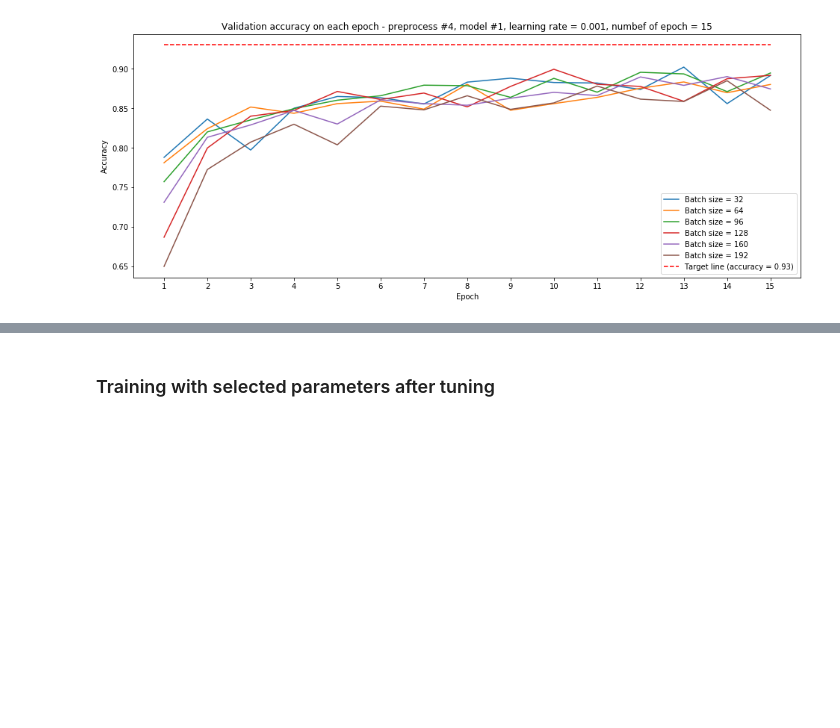
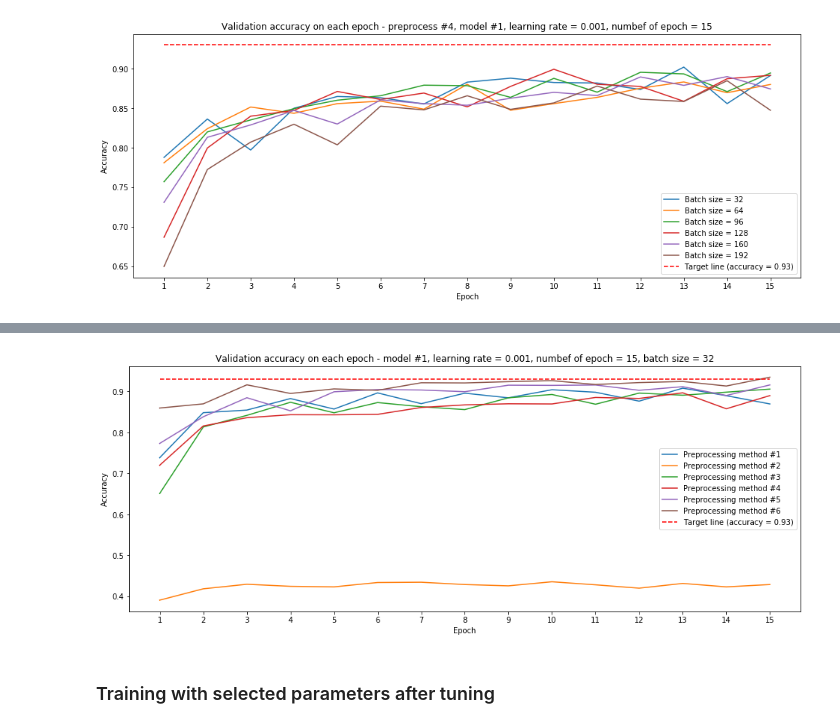
Before and after one commit to pl80tech/CarND-Traffic-Sign-Classifier, a Jupyter notebook: Traffic_Sign_Classifier.ipynb, the cells around one changed output, grey strips where cells are left out. Cells and saved outputs as stored; diff of their text form; code cells hidden in the pictures; blank space fills up the shorter version.

Commit message:
Tuning result with different preprocessing method (new pipeline)

```diff
--- a/Traffic_Sign_Classifier.ipynb
+++ b/Traffic_Sign_Classifier.ipynb
@@ -721,3 +721,19 @@ savepath = './output_images/valid_acc_vs_different_batchsize.jpg'
 plot_training_results(valid_accuracy_batch, labels_batch, savepath, train_info_batch)
 # %% [output]
 [figure]
+# %%
+# Tuning with different preprocessing method
+preprocess_methods = [1, 2, 3, 4, 5, 6]
+model = 1
+rate = 0.001
+n_epoch = 15
+batch_size = 32
+
+valid_accuracy_preprocess = []
+labels_preprocess = []
+
+for preprocess_method in preprocess_methods:
+    valid_acc_tmp, test_acc_tmp = pipeline(preprocess_method, model, rate, n_epoch, batch_size,
+                                           X_train, y_train, X_valid, y_valid, X_test, y_test)
+    valid_accuracy_preprocess.append(valid_acc_tmp)
+    labels_preprocess.append('Preprocessing method #' + str(preprocess_method))
@@ -724,3 +758,10 @@ plot_training_results(valid_accuracy_batch, labels_batch, savepath, train_info_b
+# %%
+# Show training results
+train_info_preprocess = 'model #1, learning rate = 0.001, numbef of epoch = 15, batch size = 32'
+savepath = './output_images/valid_acc_vs_different_preprocess.jpg'
+plot_training_results(valid_accuracy_preprocess, labels_preprocess, savepath, train_info_preprocess)
+# %% [output]
+[figure, added]
 # %% [markdown]
 ### Training with selected parameters after tuning
 # %%
```
Also changed, not shown: parts of 1 cell of this notebook.
